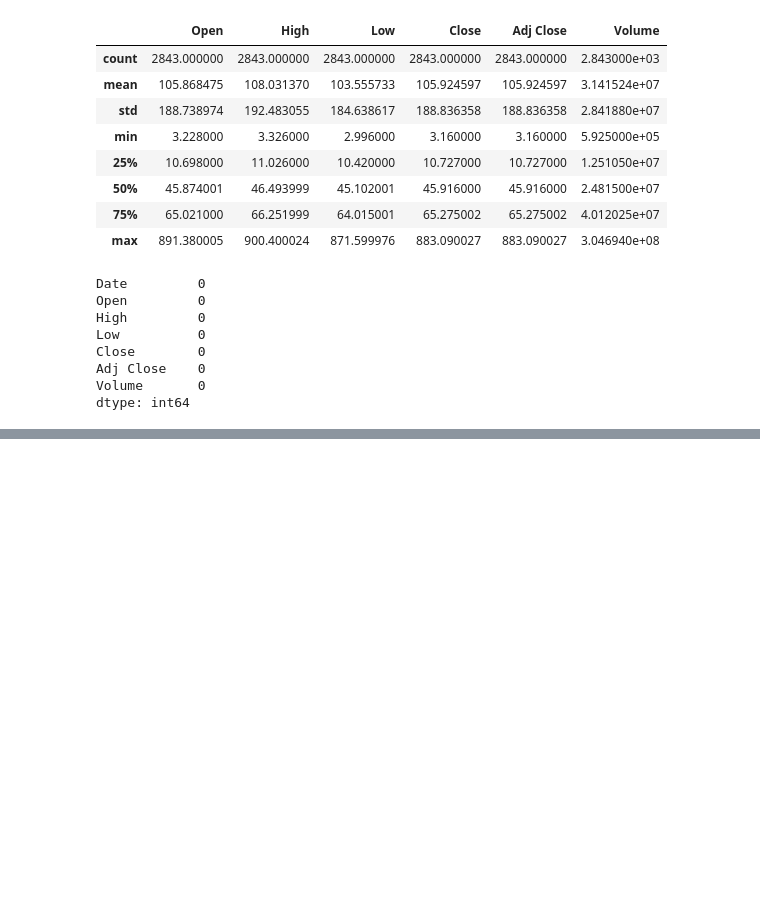
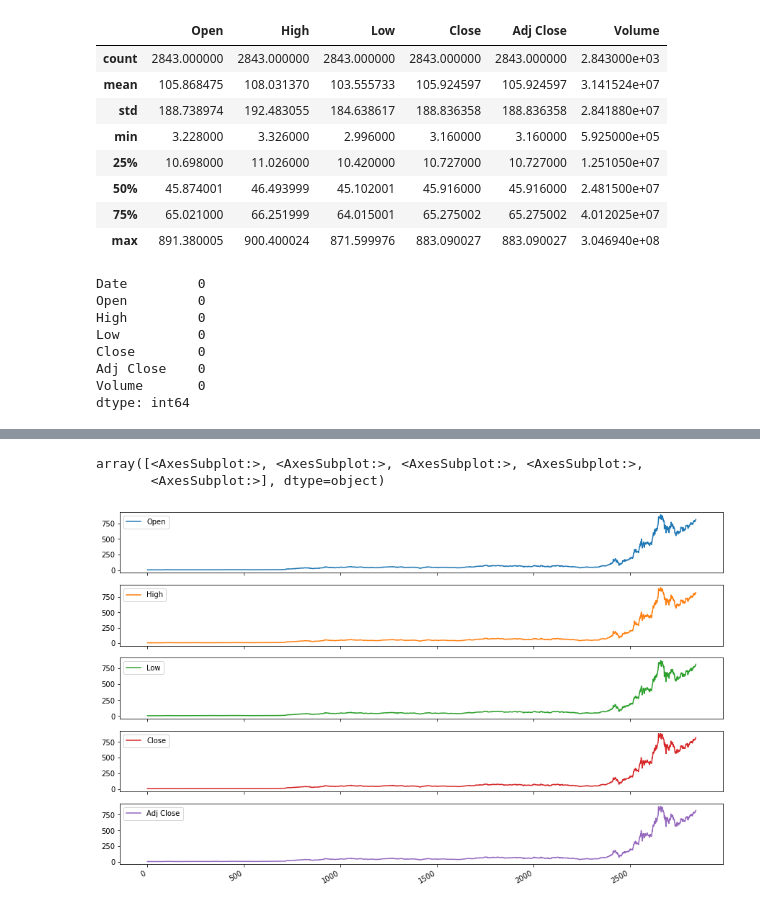
Before and after one commit to pfeliciano1/TESLA-stock, a Jupyter notebook: TSLA_Stock_trend.ipynb, the cells around one changed output, grey strips where cells are left out. Cells and saved outputs as stored; diff of their text form; code cells hidden in the pictures; blank space fills up the shorter version.

```diff
--- a/TSLA_Stock_trend.ipynb
+++ b/TSLA_Stock_trend.ipynb
@@ -67,0 +96,6 @@ dtype: int64
+# %%
+TSLA[['Open','High','Low','Close','Adj Close']].plot(kind='line', figsize=(15,10), subplots= True)
+# %% [output]
+array([<AxesSubplot:>, <AxesSubplot:>, <AxesSubplot:>, <AxesSubplot:>,
+       <AxesSubplot:>], dtype=object)
+[figure, added]
```
Also changed, not shown: parts of 4 cells of this notebook.
